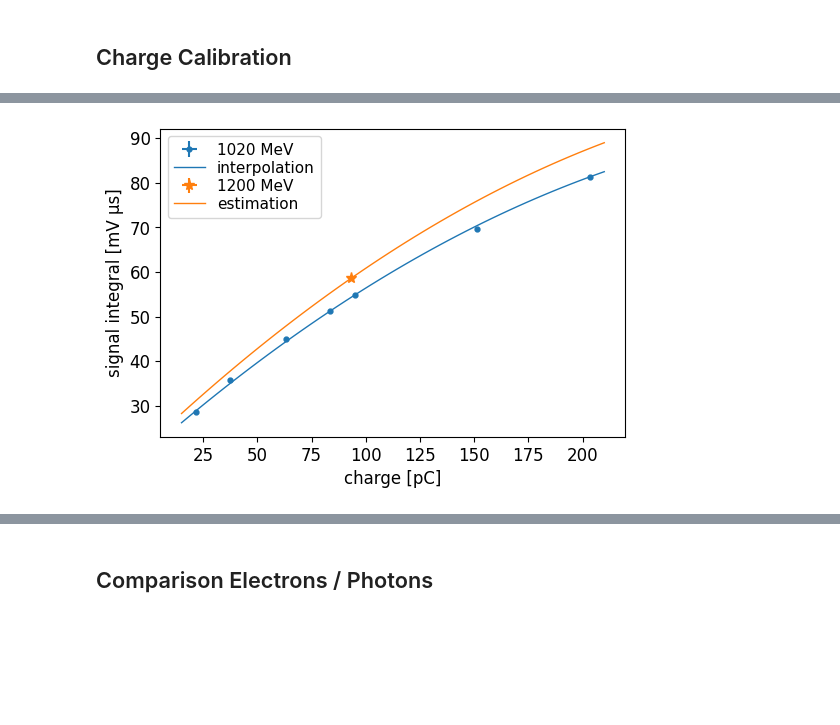
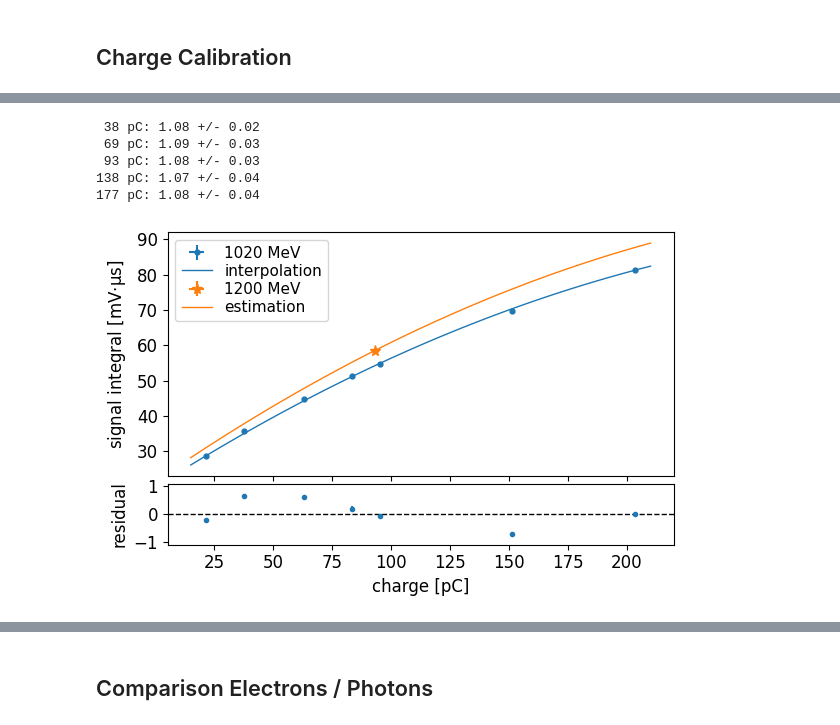
Before and after one commit to ivoschulthess/dumpLeakageCalorimeter, a Jupyter notebook: analysis.ipynb, the cells around one changed output, grey strips where cells are left out. Cells and saved outputs as stored; diff of their text form; code cells hidden in the pictures; blank space fills up the shorter version.

```diff
--- a/analysis.ipynb
+++ b/analysis.ipynb
@@ -196,7 +332,7 @@ integral = np.zeros((nPMT, 2, len(runs)))
 
 for r,run in enumerate(runs):
 
-    charges[:,r] = meanWithError(getDOOCS(run))
+    charges[:,r] = meanWithError(getDOOCS(run, type='charge'))
 
     for ch in chPMT:
         integral[ch,:,r] = meanWithError(getCALO(run, ch, 'int'))
@@ -219,7 +355,7 @@ integral = np.zeros((nPMT, 2, len(runs)))
 # get charge and calorimeter data
 for r,run in enumerate(runs):
 
-    charges[:,r] = meanWithError(getDOOCS(run))
+    charges[:,r] = meanWithError(getDOOCS(run, type='charge'))
 
     for ch in chPMT:
         integral[ch,:,r] = meanWithError(getCALO(run, ch, 'int'))
@@ -237,9 +366,0 @@ print(f'{energyCal[0]:.03f} +/- {energyCal[1]:.03f}')
-# %%
-fitFct = lambda x, p0, p1, p2, Ce=1: Ce * (p2*x**2 + p1*x + p0)
-
-popt=(1,1,1)
-popt, pcov = curve_fit(fitFct, charges_03[0], integral_03[0], sigma=integral_03[1], absolute_sigma=True, p0=popt)
-perr = np.sqrt(np.diag(pcov))
-chi2 = np.sum((integral_03[0]-fitFct(charges_03[0], *popt))**2/integral_03[1]**2)
-ndf = len(charges_03[0]) - len(popt)
-print(f'{chi2:.1f} / {ndf}')
@@ -281,0 +371,5 @@ charges_04[0,2]
+# %%
+# fit the calibration data (March 2024) with the charge function and the energy constant C_E = 1
+odrOutput = ODR(RealData(x=charges_03[0], y=integral_03[0], sy=integral_03[1], sx=charges_03[1]), Model(chargeFct), beta0=[1.,1.,1.,1.], ifixb=[1,1,1,0]).run()
+popt = odrOutput.beta; perr = odrOutput.sd_beta
+odrOutput.pprint()
@@ -282,20 +387,56 @@ charges_04[0,2]
+# %%
+# perform a Monte Carlo based uncertainty propagation to find the energy constant for the validation data (April 2024)
+N_MC = 10000
+N_Meas = len(charges_04[0])
+iCal = np.identity(N_Meas, dtype=bool)
+energyCal = np.zeros((N_Meas, 2))
+
+for i in range(N_Meas):
+
+    mcParams = np.array([np.random.normal(charges_04[0][iCal[i]], charges_04[1][iCal[i]], N_MC),
+                         np.random.normal(integral_04[0][iCal[i]], integral_04[1][iCal[i]], N_MC),
+                         np.random.normal(popt[0], perr[0], N_MC),
+                         np.random.normal(popt[1], perr[1], N_MC),
+                         np.random.normal(popt[2], perr[2], N_MC)]).T
+
+    OPT = np.empty(N_MC)
+    for n_mc in range(N_MC):
+        popt_cal, _ = curve_fit(lambda x, p3: chargeFct([*mcParams[n_mc,2:],p3], x), [mcParams[n_mc,0]], [mcParams[n_mc,1]], p0=(1))
+        OPT[n_mc] = popt_cal[0]
+
+    energyCal[i] = OPT.mean(), OPT.std()
+    print(f'{charges_04[0,i]:3.0f} pC: {energyCal[i,0]:.02f} +/- {energyCal[i,1]:.02f}')
+# %% [output]
+ 38 pC: 1.08 +/- 0.02
+ 69 pC: 1.09 +/- 0.03
+ 93 pC: 1.08 +/- 0.03
+138 pC: 1.07 +/- 0.04
+177 pC: 1.08 +/- 0.04
 # %%
 chargesFit = np.linspace(15, 210)
 
-with plt.rc_context():
+with plt.rc_context(regu):
 
-    fig, ax = plt.subplots()
+    fig, ax = plt.subplots(2, 1, sharex=True, gridspec_kw={'height_ratios':[4,1]})
 
-    ax.errorbar(charges_03[0], *integral_03, charges_03[1], fmt='C0.', ms=7, label='1020 MeV')
-    ax.errorbar(chargesFit, fitFct(chargesFit, *popt), fmt='C0-', lw=1, label='interpolation')
+    ax[0].errorbar(charges_03[0], *integral_03, charges_03[1], fmt='C0.', ms=7, label='1020 MeV')
+    ax[0].errorbar(chargesFit, chargeFct(popt, chargesFit), fmt='C0-', lw=1, label='interpolation')
+
+    ax[1].errorbar(charges_03[0], integral_03[0]-chargeFct(popt, charges_03[0]), integral_03[1], charges_03[1], fmt='C0.')
+    ax[1].axhline(0, c='C5', ls='--', lw=1)
 
     for i in [2]:
-        ax.errorbar(charges_04[0,i], integral_04[0,i], integral_04[1,i], charges_04[1,i], fmt='C1*', ms=8, label='1200 MeV')
-        ax.errorbar(chargesFit, energyCal[i,0]*fitFct(chargesFit, *popt), fmt='C1-', lw=1, label='estimation')
+        ax[0].errorbar(charges_04[0,i], integral_04[0,i], integral_04[1,i], charges_04[1,i], fmt='C1*', ms=8, label='1200 MeV')
+        ax[0].errorbar(chargesFit, energyCal[i,0]*chargeFct(popt, chargesFit), fmt='C1-', lw=1, label='estimation')
 
-    ax.legend()
-    ax.set(xlabel='charge [pC]', ylabel='signal integral [mV µs]')
+    ax[0].legend()
+    ax[0].set(ylabel=r'signal integral [mV$\cdot$µs]')
+    ax[1].set(xlabel='charge [pC]', ylabel='residual', ylim=(-1.1, 1.1))
+
+    fig.tight_layout()
+    fig.subplots_adjust(hspace=0.05)
+    fig.align_ylabels(ax)
 
     plt.show()
 # %% [output]
-[figure, old version]
+[figure, new version]
```
Also changed, not shown: parts of 28 cells of this notebook, 3 other files.
